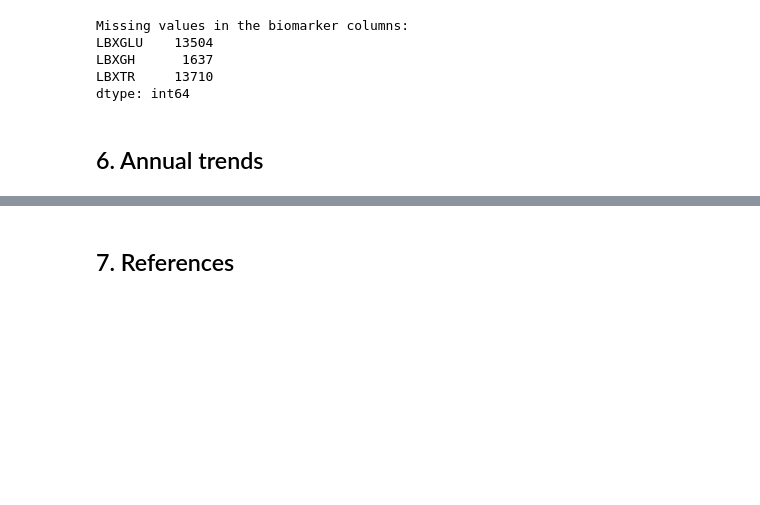
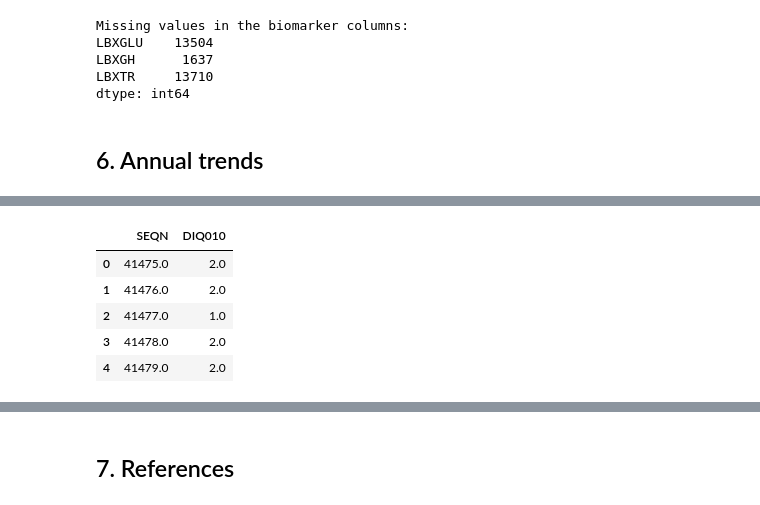
Before and after one commit to crashing-out/NHANES-Diabetes-Analysis, a Jupyter notebook: biopharmdata.ipynb, the cells around one changed output, grey strips where cells are left out. Drawn from its saved outputs; the diff is of its cells as text; code cells hidden in the pictures; blank space fills up the shorter version.

```diff
--- a/biopharmdata.ipynb
+++ b/biopharmdata.ipynb
@@ -1691,0 +1958,79 @@ dtype: int64
+# %%
+diq_file_names = [
+    "DIQ_E.xpt",
+    "DIQ_F.xpt",
+    "DIQ_G.xpt",
+    "DIQ_H.xpt",
+    "DIQ_I.xpt",
+    "DIQ_J.xpt"
+]
+
+diq_dfs = []
+
+print("Loading and selecting Diabetes Questionnaire data:")
+# Use the previously defined read_nhanes_xpt helper function
+for file_name in diq_file_names:
+    # Construct the URL dynamically based on the file name and NHANES_CYCLES structure
+    url_year = None
+    file_prefix = None
+    for display_year_range, cycle_info in NHANES_CYCLES.items():
+        if file_name.endswith(f"_{cycle_info['file_prefix']}.XPT") or file_name.endswith(f"_{cycle_info['file_prefix']}.xpt"):
+            url_year = cycle_info['url_year']
+            file_prefix = cycle_info['file_prefix']
+            break
+
+    if url_year and file_prefix:
+        url = f"https://wwwn.cdc.gov/Nchs/Data/Nhanes/Public/{url_year}/DataFiles/{file_name}"
+        df = read_nhanes_xpt(url, ['SEQN', 'DIQ010']) # Select SEQN and DIQ010
+        if df is not None and not df.empty:
+            print(f"✅ Loaded and selected columns from: {file_name}")
+            diq_dfs.append(df)
+    else:
+        print(f"❌ Could not determine URL components for file: {file_name}")
+
+df_diq = pd.concat(diq_dfs, ignore_index=True)
+print("✅ Combined Diabetes Questionnaire shape:", df_diq.shape)
+
+print("\nFirst few rows of the combined DIQ data:")
+display(df_diq.head())
+
+# Ensure df_combined_all is available
+if 'df_combined_all' in locals():
+    # Merge df_combined_all with df_diq
+    # Use indicator=True to check merge results if needed for debugging, but removing for cleaner merge
+    df_combined_all = pd.merge(df_combined_all, df_diq[['SEQN', 'DIQ010']], on='SEQN', how='left', suffixes=('_x', '_y'))
+    print("✅ Merged with Diabetes Questionnaire data. Current shape:", df_combined_all.shape)
+
+    # Determine the correct column name for DIQ010 after the merge
+    # Assuming the latest merge adds the suffix _y
+    diq_col_name = 'DIQ010_y'
+    # Fallback if the column name is simply DIQ010 (e.g., if this is the first merge)
+    if 'DIQ010' in df_combined_all.columns and 'DIQ010_y' not in df_combined_all.columns:
+         diq_col_name = 'DIQ010'
+    # If both _x and _y exist, and _y is from the latest merge, we'll use _y.
+    # If for some reason only _x exists, use _x as a fallback.
+    elif 'DIQ010_x' in df_combined_all.columns and 'DIQ010_y' not in df_combined_all.columns:
+         diq_col_name = 'DIQ010_x'
+
+
+    if diq_col_name and diq_col_name in df_combined_all.columns:
+        print(f"\nUsing column '{diq_col_name}' for diabetes diagnosis count.")
+        # Count participants diagnosed with diabetes (code 1.0 for 'Yes')
+        # Referencing NHANES documentation, DIQ010 = 1 indicates 'Yes' to doctor diagnosis.
+        # Handle potential NaN or other values in the DIQ010 column
+        diagnosed_diabetes_count = df_combined_all[df_combined_all[diq_col_name] == 1.0].shape[0]
+
+        # Calculate the total number of participants in the merged dataframe
+        total_participants = df_combined_all.shape[0]
+
+        # Calculate the percentage
+        percentage_diagnosed = (diagnosed_diabetes_count / total_participants) * 100 if total_participants > 0 else 0
+
+        print(f"\nPercentage of participants diagnosed with Type 2 Diabetes: {percentage_diagnosed:.2f}%")
+    else:
+        print("\n❗ Could not find a valid 'DIQ010' column (or variants) in the DataFrame after merge.")
+
+
+else:
+    print("❗ 'df_combined_all' DataFrame not found. Please ensure preceding cells are run correctly.")
+# %% [output]
@@ -1691,0 +2047,6 @@ dtype: int64
+|  | SEQN | DIQ010 |
+| 0 | 41475.0 | 2.0 |
+| 1 | 41476.0 | 2.0 |
+| 2 | 41477.0 | 1.0 |
+| 3 | 41478.0 | 2.0 |
+| 4 | 41479.0 | 2.0 |
```
Also changed, not shown: parts of 40 cells of this notebook.
